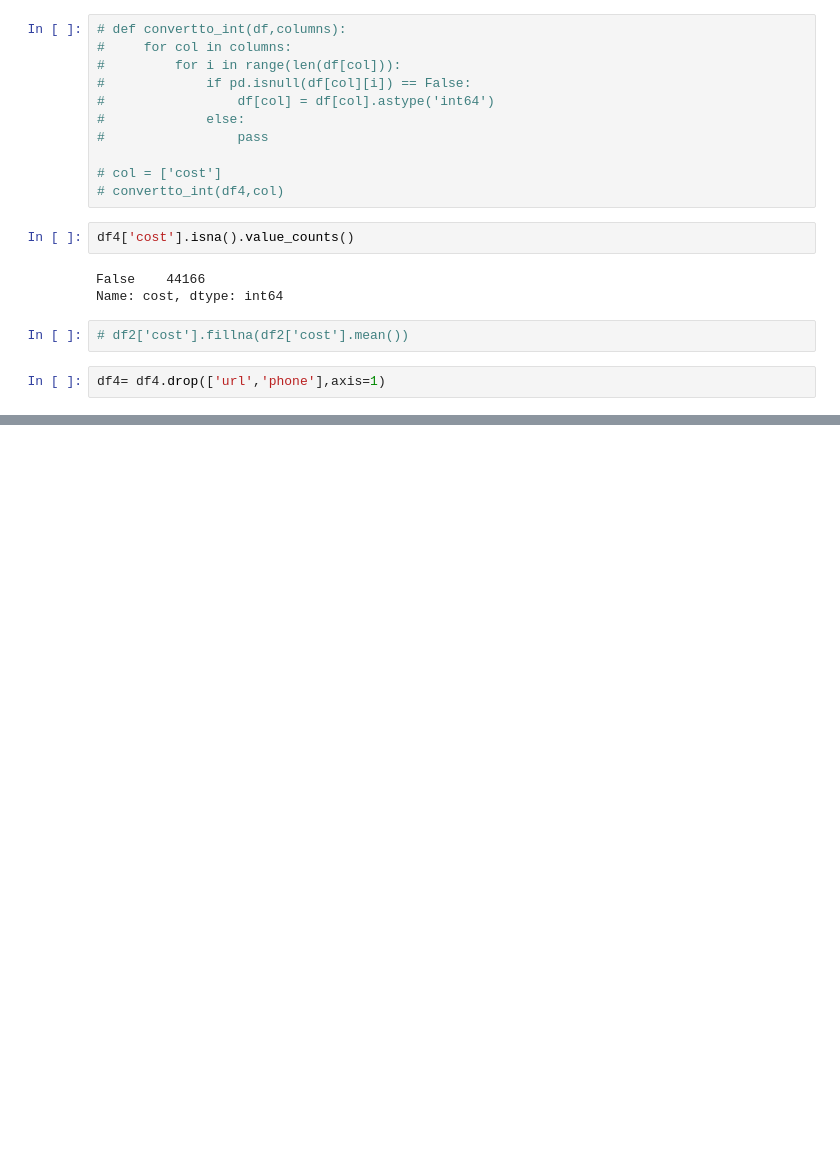
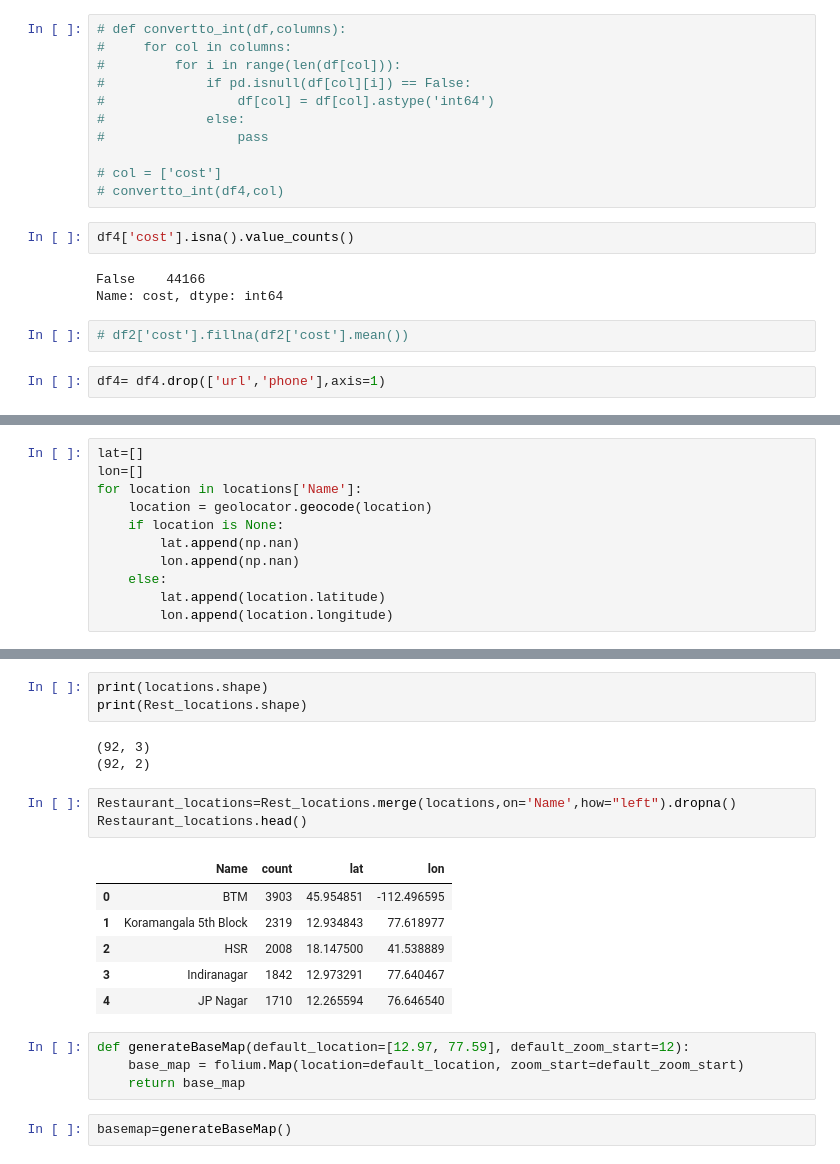
Before and after one commit to remre/datavisu, a Jupyter notebook: sample.ipynb, the cells around one changed output, grey strips where cells are left out. Cells and saved outputs as stored; diff of their text form; blank space fills up the shorter version.

```diff
--- a/sample.ipynb
+++ b/sample.ipynb
@@ -360,0 +392,11 @@ df4
+# %%
+lat=[]
+lon=[]
+for location in locations['Name']:
+    location = geolocator.geocode(location)
+    if location is None:
+        lat.append(np.nan)
+        lon.append(np.nan)
+    else:
+        lat.append(location.latitude)
+        lon.append(location.longitude)
@@ -360,0 +418,22 @@ df4
+# %%
+print(locations.shape)
+print(Rest_locations.shape)
+# %% [output]
+(92, 3)
+(92, 2)
+# %%
+Restaurant_locations=Rest_locations.merge(locations,on='Name',how="left").dropna()
+Restaurant_locations.head()
+# %% [output]
+|  | Name | count | lat | lon |
+| 0 | BTM | 3903 | 45.954851 | -112.496595 |
+| 1 | Koramangala 5th Block | 2319 | 12.934843 | 77.618977 |
+| 2 | HSR | 2008 | 18.147500 | 41.538889 |
+| 3 | Indiranagar | 1842 | 12.973291 | 77.640467 |
+| 4 | JP Nagar | 1710 | 12.265594 | 76.646540 |
+# %%
+def generateBaseMap(default_location=[12.97, 77.59], default_zoom_start=12):
+    base_map = folium.Map(location=default_location, zoom_start=default_zoom_start)
+    return base_map
+# %%
+basemap=generateBaseMap()
```
Also changed, not shown: parts of 16 cells of this notebook.
